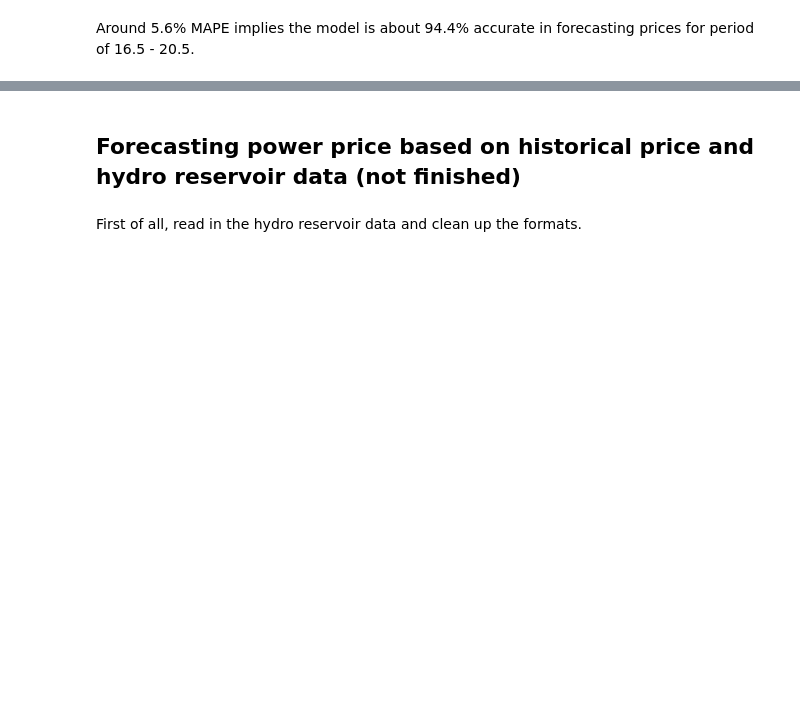
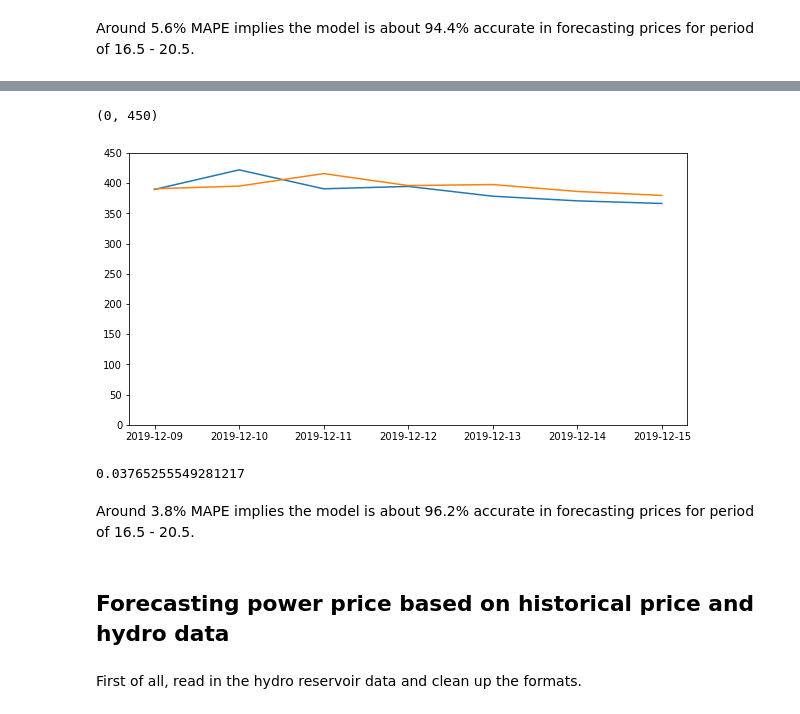
Before and after one commit to MuztaghAta/power_price_forecast, a Jupyter notebook: forecast_power_price_oslo.ipynb, the cells around one changed output, grey strips where cells are left out. Saved outputs shown, nothing was run; the diff lists cells and outputs as text; code cells hidden in the pictures; blank space fills up the shorter version.

```diff
--- a/forecast_power_price_oslo.ipynb
+++ b/forecast_power_price_oslo.ipynb
@@ -410,0 +418,8 @@ Around 5.6% MAPE implies the model is about 94.4% accurate in forecasting prices
+# %%
+forecast_results = []
+days_to_forecast = [pd.to_datetime(datetime(2019, 12, x)) for x in range(9, 16)]
+for day in [x-timedelta(days=1) for x in days_to_forecast]:
+    oslo_daily_train = ds_oslo_daily[:day]
+    ARIMA_model = ARIMA(oslo_daily_train.values, order=(1, 1, 1))
+    ARIMA_model = ARIMA_model.fit()
+    forecast_results.append(ARIMA_model.forecast()[0][0])
@@ -411,5 +436,25 @@ Around 5.6% MAPE implies the model is about 94.4% accurate in forecasting prices
+# %%
+forecast_results = pd.Series(forecast_results, index=days_to_forecast)
+# %%
+fig = plt.figure(figsize=(10, 5))
+plt.plot(ds_oslo_daily[days_to_forecast], label='actual')
+plt.plot(forecast_results, label='forecast')
+plt.ylim(0, 450)
+# %% [output]
+(0, 450)
+[figure, added]
+# %%
+mape_score = np.mean(
+    np.abs(forecast_results.values - ds_oslo_daily[days_to_forecast].values) /
+    np.abs(ds_oslo_daily[days_to_forecast].values))
+
+mape_score
+# %% [output]
+0.03765255549281217
+# %% [markdown]
+Around 3.8% MAPE implies the model is about 96.2% accurate in forecasting prices for period of 16.5 - 20.5.
 # %% [markdown]
-## Forecasting power price based on historical price and hydro reservoir data (not finished)
+## Forecasting power price based on historical price and hydro data
 # %% [markdown]
 First of all, read in the hydro reservoir data and clean up the formats.
 # %%
```
Also changed, not shown: parts of 83 cells of this notebook.
